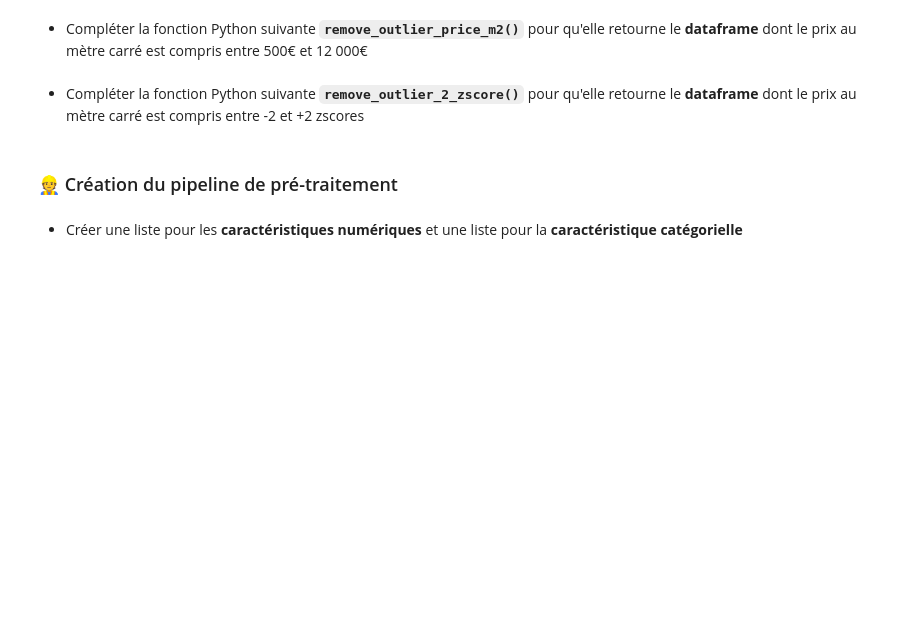
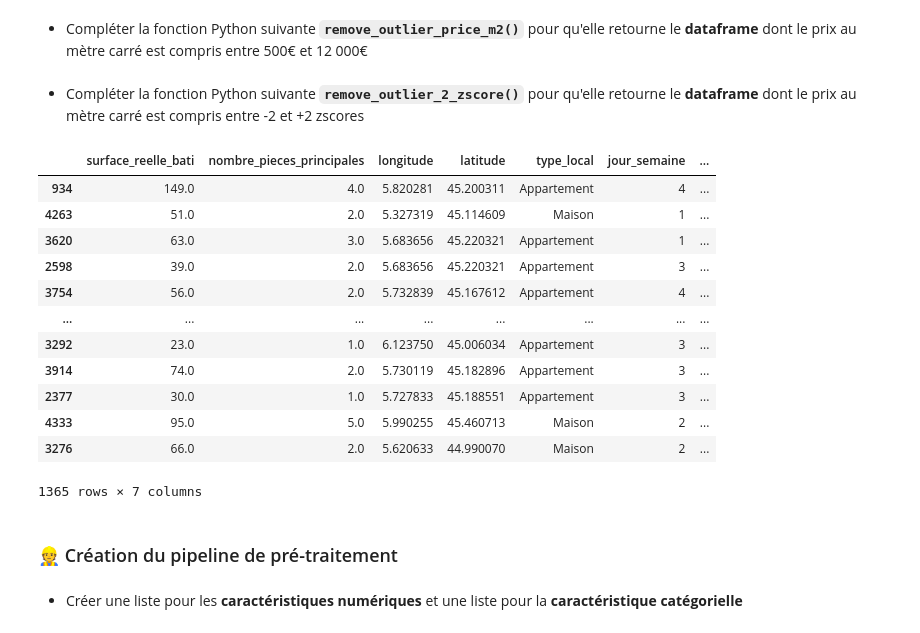
Before and after one commit to Pierre-Loic/Formation-DA-GEM-2022, a Jupyter notebook: Semaine_3_12-12_13-12/Activité_2_entrainement_corrigé_12-12.ipynb, the cells around one changed output. Drawn from its saved outputs; the diff is of its cells as text; code cells hidden in the pictures; blank space fills up the shorter version.

```diff
--- a/Semaine_3_12-12_13-12/Activité_2_entrainement_corrigé_12-12.ipynb
+++ b/Semaine_3_12-12_13-12/Activité_2_entrainement_corrigé_12-12.ipynb
@@ -108,11 +168,60 @@ Shape y_test : (380,)
 # %% [markdown]
 - Compléter la fonction Python suivante **`remove_outlier_price_m2()`** pour qu'elle retourne le **dataframe** dont le prix au mètre carré est compris entre 500€ et 12 000€
 # %%
-# A COMPLETER
+def remove_outlier_price_m2(X_train: pd.DataFrame, y_train: pd.Series) -> tuple[pd.DataFrame, pd.Series]:
+    """
+    Renvoie les données X_train et y_train modifiées sans les logements dont le prix au mètre carré est inférieur à 500€ ou
+    supérieur à 12 000€
+        Parameters:
+                X_train (pandas.DataFrame): caractéristiques d'entrainement
+                y_train (pandas.Series): valeurs cibles d'entrainement
+        Returns:
+                X_train, y_train tuple[pd.DataFrame, pd.Series]: données X_train et y_train modifiées
+    """
+    df = pd.concat([X_train, y_train], axis=1)
+    df["prix_m2"] = df["valeur_fonciere"] / df["surface_reelle_bati"]
+    df = df[df["prix_m2"]>500]
+    df = df[df["prix_m2"]<12000]
+    df = df.drop("prix_m2", axis=1)
+    return df.drop("valeur_fonciere", axis=1), df["valeur_fonciere"]
+# %%
+X_train, y_train = remove_outlier_price_m2(X_train, y_train)
 # %% [markdown]
 - Compléter la fonction Python suivante **`remove_outlier_2_zscore()`** pour qu'elle retourne le **dataframe** dont le prix au mètre carré est compris entre -2 et +2 zscores
 # %%
-# A COMPLETER
+def remove_outlier_2_zscore(X_train: pd.DataFrame, y_train: pd.Series) -> tuple[pd.DataFrame, pd.Series]:
+    """
+    Renvoie les données X_train et y_train modifiées sans les logements dont le prix au mètre carré est
+    compris entre -2 et +2 zscores
+        Parameters:
+                X_train (pandas.DataFrame): caractéristiques d'entrainement
+                y_train (pandas.Series): valeurs cibles d'entrainement
+        Returns:
+                X_train, y_train tuple[pd.DataFrame, pd.Series]: données X_train et y_train modifiées
+    """
+    df = pd.concat([X_train, y_train], axis=1)
+    df["prix_m2"] = df["valeur_fonciere"] / df["surface_reelle_bati"]
+    df = df[((df["prix_m2"] - df["prix_m2"].mean()) / df["prix_m2"].std()).abs()<2]
+    df = df.drop("prix_m2", axis=1)
+    return df.drop("valeur_fonciere", axis=1), df["valeur_fonciere"]
+# %%
+X_train, y_train = remove_outlier_2_zscore(X_train, y_train)
+# %%
+X_train
+# %% [output]
+|  | surface_reelle_bati | nombre_pieces_principales | longitude | latitude | type_local | jour_semaine | ... |
+| 934 | 149.0 | 4.0 | 5.820281 | 45.200311 | Appartement | 4 | ... |
+| 4263 | 51.0 | 2.0 | 5.327319 | 45.114609 | Maison | 1 | ... |
+| 3620 | 63.0 | 3.0 | 5.683656 | 45.220321 | Appartement | 1 | ... |
+| 2598 | 39.0 | 2.0 | 5.683656 | 45.220321 | Appartement | 3 | ... |
+| 3754 | 56.0 | 2.0 | 5.732839 | 45.167612 | Appartement | 4 | ... |
+| ... | ... | ... | ... | ... | ... | ... | ... |
+| 3292 | 23.0 | 1.0 | 6.123750 | 45.006034 | Appartement | 3 | ... |
+| 3914 | 74.0 | 2.0 | 5.730119 | 45.182896 | Appartement | 3 | ... |
+| 2377 | 30.0 | 1.0 | 5.727833 | 45.188551 | Appartement | 3 | ... |
+| 4333 | 95.0 | 5.0 | 5.990255 | 45.460713 | Maison | 2 | ... |
+| 3276 | 66.0 | 2.0 | 5.620633 | 44.990070 | Maison | 2 | ... |
+1365 rows × 7 columns
 # %% [markdown]
 ### 👷 Création du pipeline de pré-traitement
 # %% [markdown]
```
Also changed, not shown: parts of 8 cells of this notebook.
